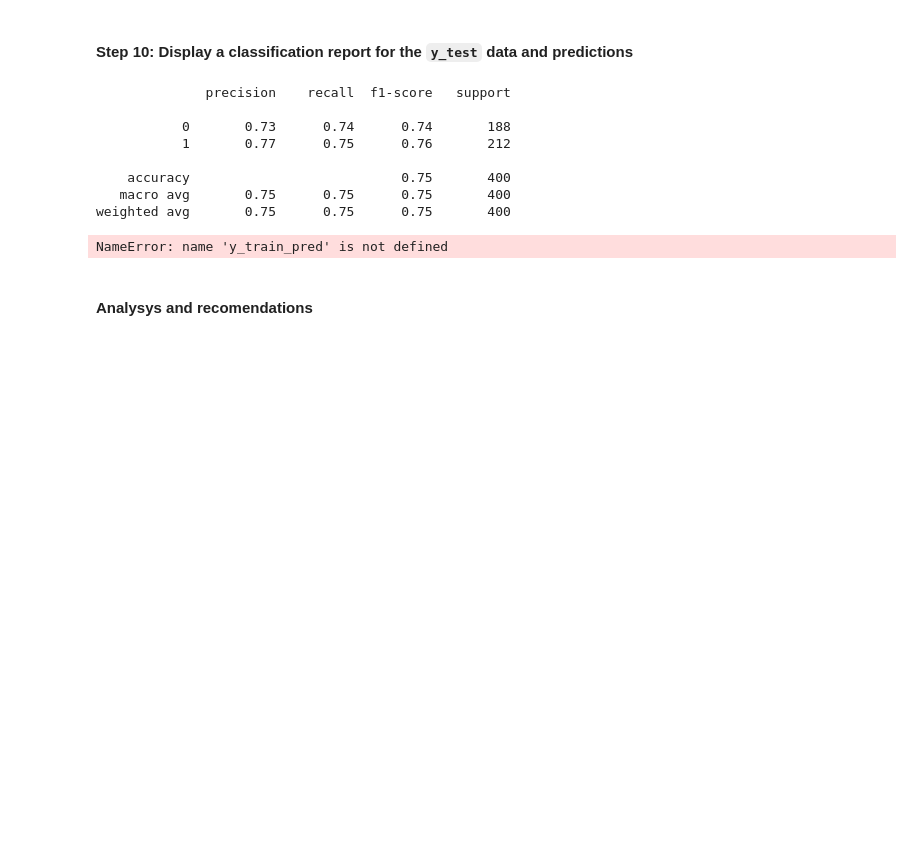
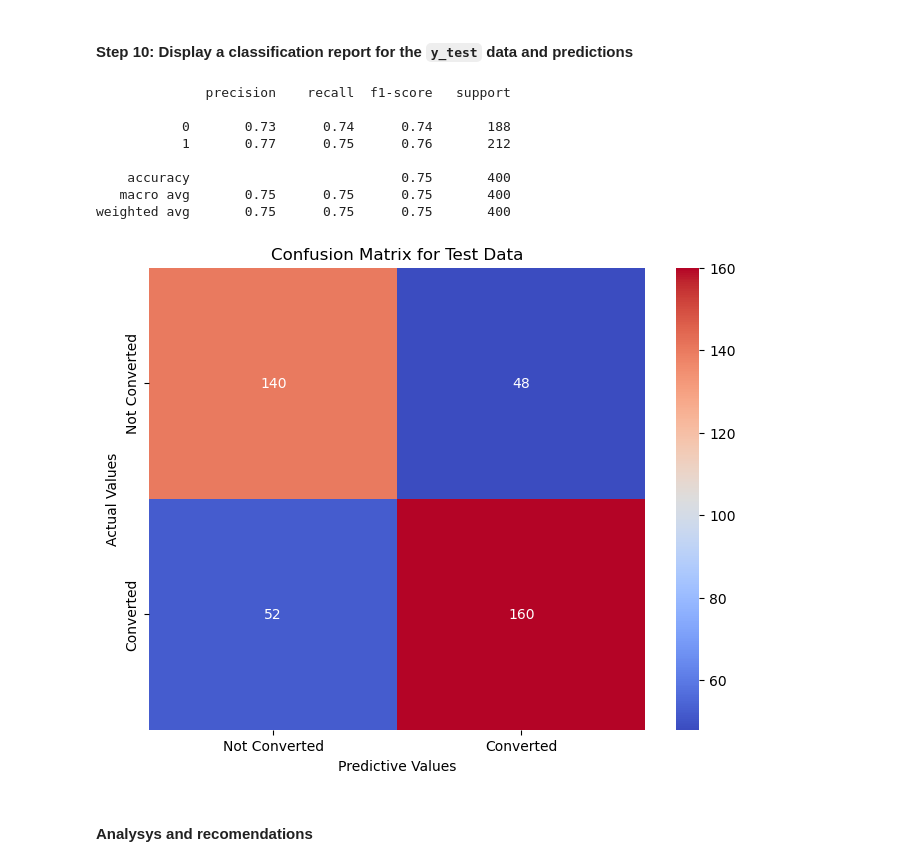
Before and after one commit to Xipilscode/Student_loans-Deep_learning, a Jupyter notebook: student_loans.ipynb, the cells around one changed output. Cells and saved outputs as stored; diff of their text form; code cells hidden in the pictures; blank space fills up the shorter version.

Commit message:
Computed and uploaded images for test set.
Computed and uploaded images of confusion matrix for the test set.

```diff
--- a/student_loans.ipynb
+++ b/student_loans.ipynb
@@ -272,19 +274,25 @@ print(report)
    macro avg       0.75      0.75      0.75       400
 weighted avg       0.75      0.75      0.75       400
 # %%
-# Compute and plot confusion matrix for train set
-cm_train = classification_report(y_train, y_train_pred)
-plt.figure(figsize=(8, 6))
-sns.heatmap(cm_train, annot=True, fmt="d", cmap='coolwarm', xticklabels=['Not Converted', 'Converted'],
-            yticklabels=['Not Converted', 'Converted'])
-plt.title('Confusion Matrix for Train Data - Logistic Regression Benchmark Model')
-plt.ylabel('Actual Values')
-plt.xlabel('Predicted Values')
-
-# Save plot
-plt.savefig('images/conf_matrix_student_loans.png',  dpi=300)
-plt.show()
+# Compute the classification report for the test set
+cm_test = confusion_matrix(y_test, predictions_df["Predictions"])
-# %% [output]
-NameError: name 'y_train_pred' is not defined
+# %%
+# Plot confusion matrix for the test set
+plt.figure(figsize=(8,6))
+sns.heatmap(cm_test,
+            annot=True,
+            fmt="d",
+            cmap='coolwarm',
+            xticklabels=['Not Converted', 'Converted'],
+            yticklabels=['Not Converted', 'Converted'])
+plt.title('Confusion Matrix for Test Data')
+plt.ylabel('Actual Values')
+plt.xlabel('Predictive Values')
+
+# Save plot
+plt.savefig('images/conf_matrix_student_loans_test.png', dpi=300)
+plt.show()
+# %% [output]
+[figure, added]
 # %% [markdown]
 #### Analysys and recomendations
```
Also changed, not shown: parts of 1 cell of this notebook, 1 other file.
